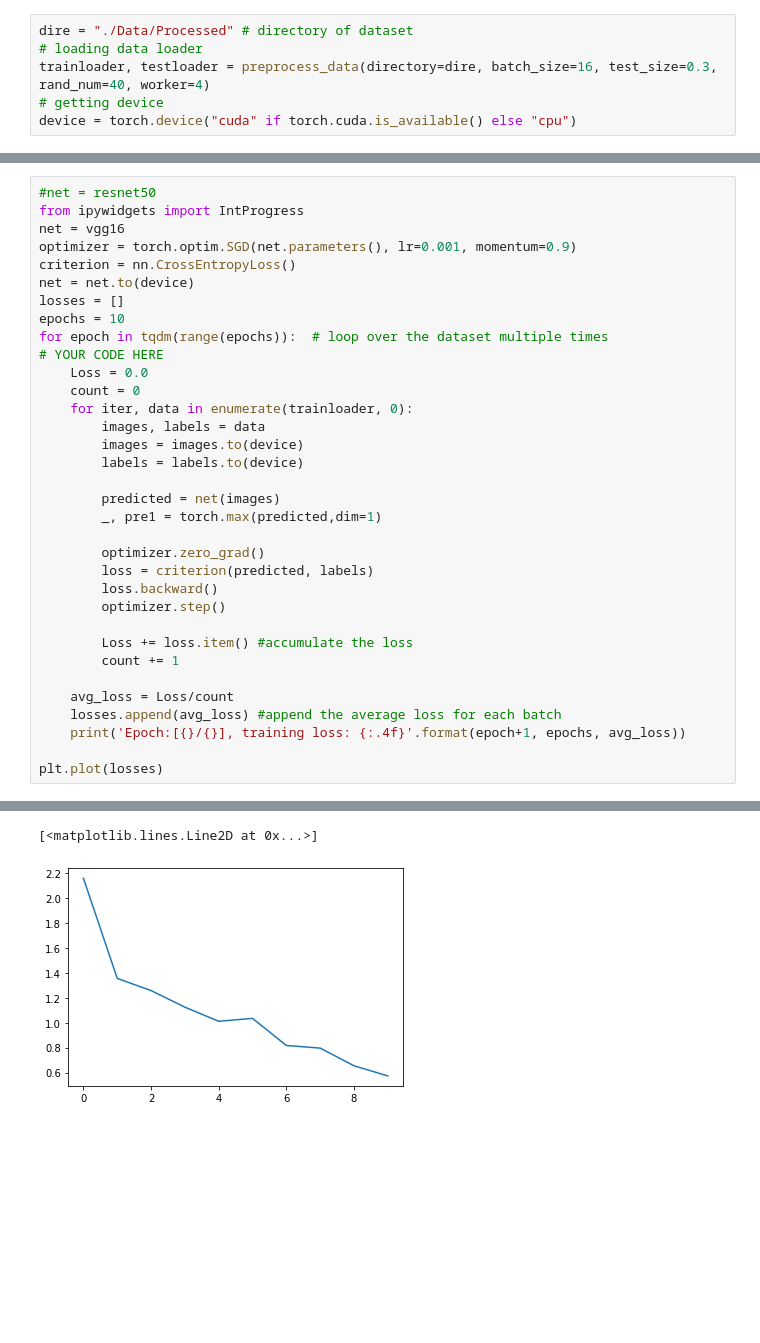
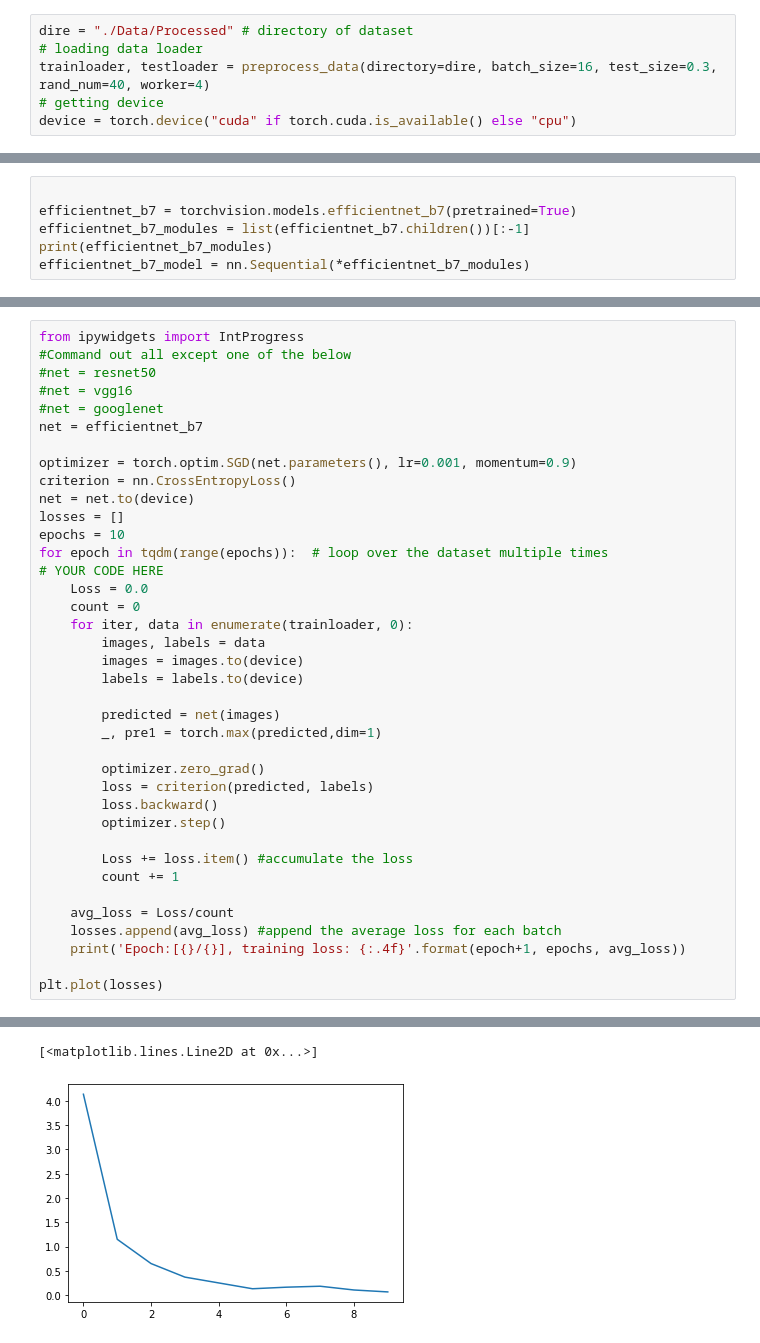
Before and after one commit to goodudetheboy/BetterCOVID-SDNet, a Jupyter notebook: main.ipynb, the cells around one changed output, grey strips where cells are left out. Saved outputs shown, nothing was run; the diff lists cells and outputs as text; blank space fills up the shorter version.

Commit message:
add efficientnet_b7

```diff
--- a/main.ipynb
+++ b/main.ipynb
@@ -86,0 +111,6 @@ vgg16_model = nn.Sequential(*modules)
+# %%
+
+efficientnet_b7 = torchvision.models.efficientnet_b7(pretrained=True)
+efficientnet_b7_modules = list(efficientnet_b7.children())[:-1]
+print(efficientnet_b7_modules)
+efficientnet_b7_model = nn.Sequential(*efficientnet_b7_modules)
@@ -108,9 +157,13 @@ resnet50_model = nn.Sequential(*modules)
   )
 ), AdaptiveAvgPool2d(output_size=(1, 1))]
 # %%
+from ipywidgets import IntProgress
+#Command out all except one of the below
 #net = resnet50
-from ipywidgets import IntProgress
-net = vgg16
+#net = vgg16
+#net = googlenet
+net = efficientnet_b7
+
 optimizer = torch.optim.SGD(net.parameters(), lr=0.001, momentum=0.9)
 criterion = nn.CrossEntropyLoss()
 net = net.to(device)
@@ -155,5 +208,5 @@ Epoch:[10/10], training loss: 0.5731
 [<matplotlib.lines.Line2D at 0x...>]
-[figure, old version]
+[figure, new version]
 # %%
 correct = 0
 total = 0
```
Also changed, not shown: parts of 6 cells of this notebook.
